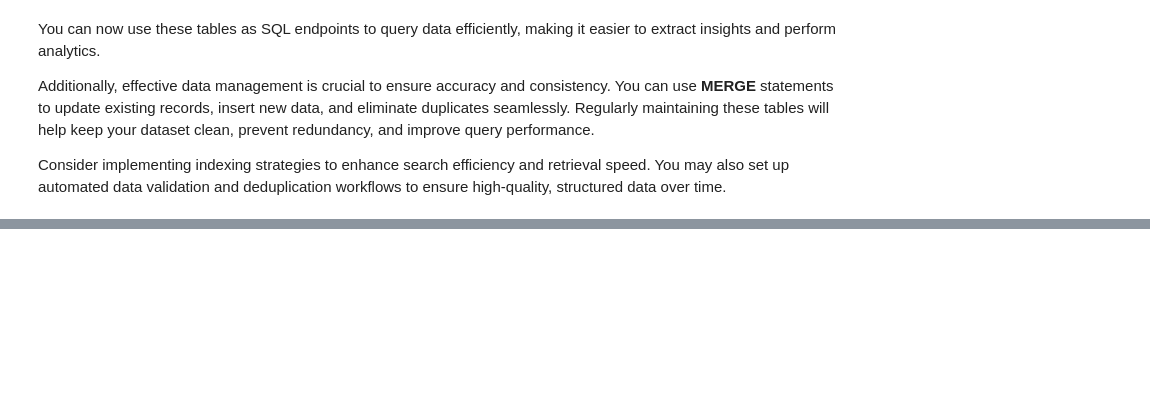
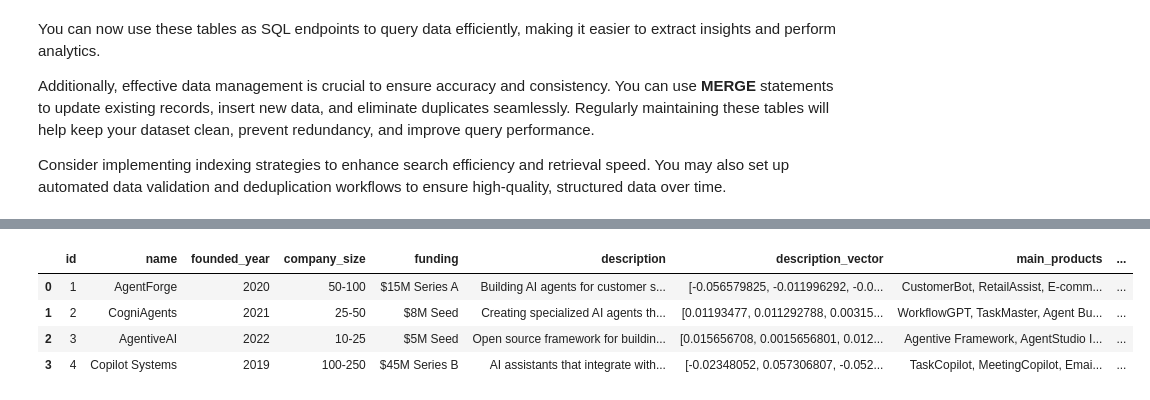
Before and after one commit to shuklaji28/SPYC, a Jupyter notebook: SPYC_AI_Agent_for_Competitor_Analysis.ipynb, the cells around one changed output, grey strips where cells are left out. Cells and saved outputs as stored; diff of their text form; code cells hidden in the pictures; blank space fills up the shorter version.

```diff
--- a/SPYC_AI_Agent_for_Competitor_Analysis.ipynb
+++ b/SPYC_AI_Agent_for_Competitor_Analysis.ipynb
@@ -1012,0 +1004,9 @@ HttpError: Http error: (request_id=e237f234-98d9-4f16-88de-898b663f2224) error s
+# %%
+#here we go back to our previous version of the table. Thanks to LanceDB that it has stored information about multiple versions of my table  which if I somehow lose, I can get it back. :)
+competitors_table.search().limit(competitors_table.count_rows()).to_pandas()
+# %% [output]
+|  | id | name | founded_year | company_size | funding | description | description_vector | main_products | ... |
+| 0 | 1 | AgentForge | 2020 | 50-100 | $15M Series A | Building AI agents for customer s... | [-0.056579825, -0.011996292, -0.0... | CustomerBot, RetailAssist, E-comm... | ... |
+| 1 | 2 | CogniAgents | 2021 | 25-50 | $8M Seed | Creating specialized AI agents th... | [0.01193477, 0.011292788, 0.00315... | WorkflowGPT, TaskMaster, Agent Bu... | ... |
+| 2 | 3 | AgentiveAI | 2022 | 10-25 | $5M Seed | Open source framework for buildin... | [0.015656708, 0.0015656801, 0.012... | Agentive Framework, AgentStudio I... | ... |
+| 3 | 4 | Copilot Systems | 2019 | 100-250 | $45M Series B | AI assistants that integrate with... | [-0.02348052, 0.057306807, -0.052... | TaskCopilot, MeetingCopilot, Emai... | ... |
```
Also changed, not shown: parts of 7 cells of this notebook.
